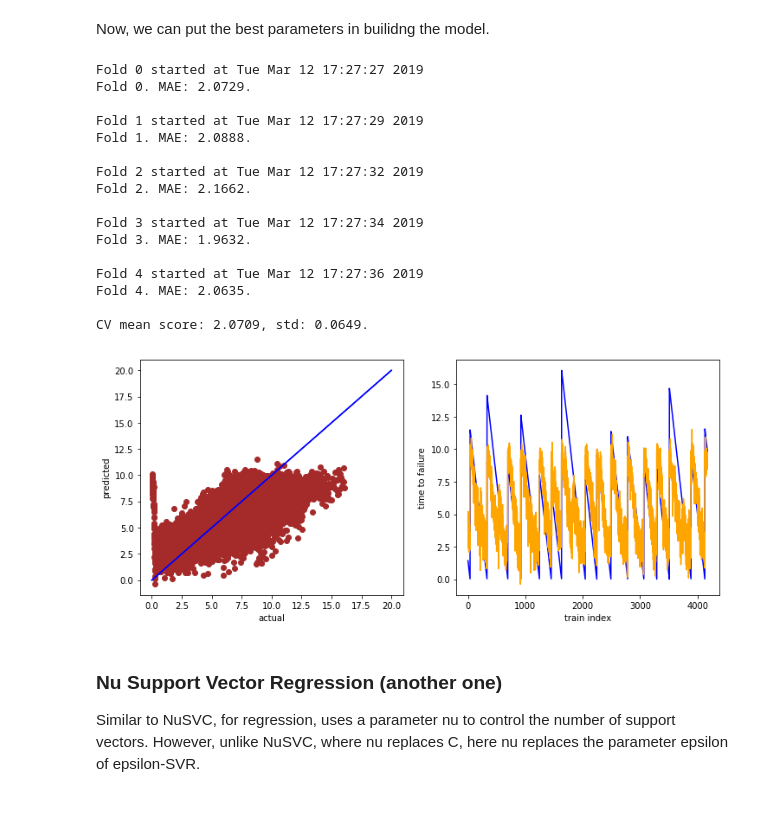
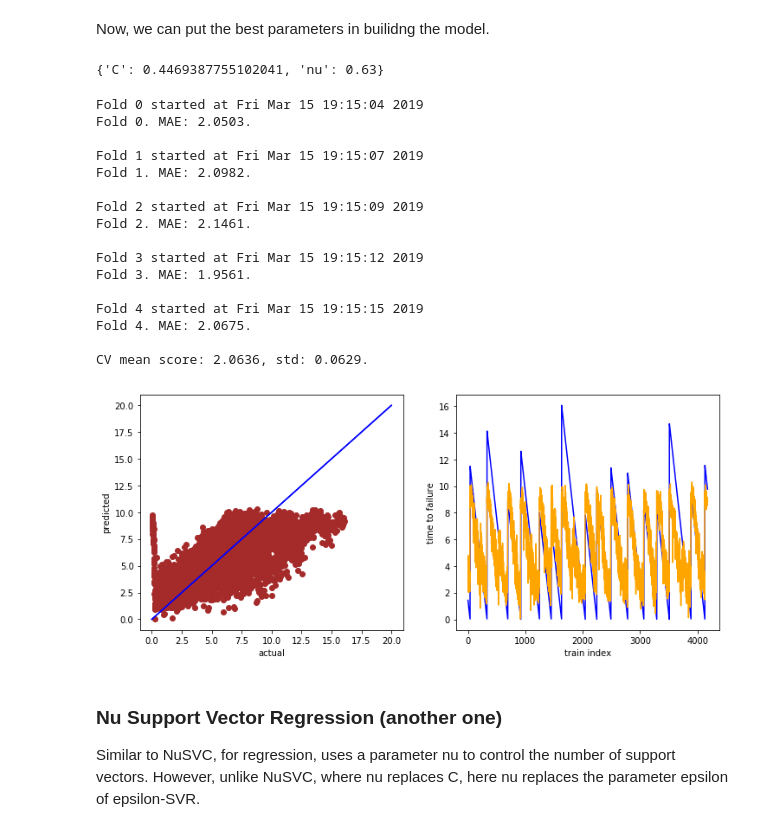
Before and after one commit to ricarddelgado/lanl-earthquake-kaggle, a Jupyter notebook: 3. Earthquakes FE - More features and samples (v3).ipynb, the cells around one changed output. Drawn from its saved outputs; the diff is of its cells as text; code cells hidden in the pictures.

Commit message:
Optimizing parameters

```diff
--- a/3. Earthquakes FE - More features and samples (v3).ipynb
+++ b/3. Earthquakes FE - More features and samples (v3).ipynb
@@ -567,7 +614,3 @@ for col in X_tr.columns:
-# %%
-scaler = StandardScaler()
-scaler.fit(X_tr)
-X_train_scaled = pd.DataFrame(scaler.transform(X_tr), columns=X_tr.columns)
 # %% [markdown]
 ## Reading test data
 # %%
@@ -587,4 +630,5 @@ If you're reading this message in another frontend (for example, a static render
 # Sanity check
 for col in X_test.columns:
     if X_test[col].isnull().any():
-        print(col)
+        X_test.loc[X_test[col] == -np.inf, col] = means_dict[col]
+        X_test[col] = X_test[col].fillna(means_dict[col])
@@ -593,3 +642,10 @@ X_test_scaled = pd.DataFrame(scaler.transform(X_test), columns=X_test.columns)
+# %%
+#Only real difference is scaling the lot in one go rather than scling train and then using this to scale test
+alldata = pd.concat([X_tr, X_test])
+scaler = StandardScaler()
+alldata = pd.DataFrame(scaler.fit_transform(alldata), columns=alldata.columns)
+X_train_scaled = alldata[:X_tr.shape[0]]
+X_test_scaled = alldata[X_tr.shape[0]:]
 # %% [markdown]
 ## Building models
 # %%
@@ -753,7 +809,7 @@ CV mean score: 2.0281, std: 0.0809.
 # %% [markdown]
 After building a simple mode, let's see which are the important features
 # %%
-max_num_features = 179
+max_num_features = 216
 cols_feat = (feature_importance_lgb[['feature', 'importance']]
         .groupby('feature')
         .mean()
@@ -925,34 +989,38 @@ params = grid_search_cv(NuSVR(gamma='scale', tol=0.01), grid, X_train_scaled_bes
 # %% [markdown]
 Now, we can put the best parameters in builidng the model.
+# %%
+params
+# %% [output]
+{'C': 0.4469387755102041, 'nu': 0.63}
 # %%
-#model = NuSVR(gamma='scale', nu=0.9, C=10.0, tol=0.01)
-model = NuSVR(gamma='scale', nu=0.5642857142857143, C=5, tol=0.01)
+#model = NuSVR(gamma='scale', nu=0.9, C=10.0, tol=0.01) #original values
+model = NuSVR(gamma='scale', nu=0.6217241379310345, C=0.6137931034482759, tol=0.01)
 oof_svr, prediction_svr, score_mean_svr, score_std_svr = train_model(X=X_train_scaled_best,
                                                                      X_test=X_test_scaled_best,
                                                                      y=y_tr,
                                                                      folds=folds_models,
                                                                      params=None,
                                                                      model_type='sklearn',
                                                                      model=model,
                                                                      show_scatter=True)
 # %% [output]
-Fold 0 started at Tue Mar 12 17:27:27 2019
-Fold 0. MAE: 2.0729.
+Fold 0 started at Fri Mar 15 19:15:04 2019
+Fold 0. MAE: 2.0503.
 
-Fold 1 started at Tue Mar 12 17:27:29 2019
-Fold 1. MAE: 2.0888.
+Fold 1 started at Fri Mar 15 19:15:07 2019
+Fold 1. MAE: 2.0982.
 
-Fold 2 started at Tue Mar 12 17:27:32 2019
-Fold 2. MAE: 2.1662.
+Fold 2 started at Fri Mar 15 19:15:09 2019
+Fold 2. MAE: 2.1461.
 
-Fold 3 started at Tue Mar 12 17:27:34 2019
-Fold 3. MAE: 1.9632.
+Fold 3 started at Fri Mar 15 19:15:12 2019
+Fold 3. MAE: 1.9561.
 
-Fold 4 started at Tue Mar 12 17:27:36 2019
-Fold 4. MAE: 2.0635.
+Fold 4 started at Fri Mar 15 19:15:15 2019
+Fold 4. MAE: 2.0675.
 
-CV mean score: 2.0709, std: 0.0649.
+CV mean score: 2.0636, std: 0.0629.
-[figure, old version]
+[figure, new version]
 # %% [markdown]
 ### Nu Support Vector Regression (another one)
 Similar to NuSVC, for regression, uses a parameter nu to control the number of support vectors. However, unlike NuSVC, where nu replaces C, here nu replaces the parameter epsilon of epsilon-SVR.
```
Also changed, not shown: parts of 55 cells of this notebook, 3 other files.
